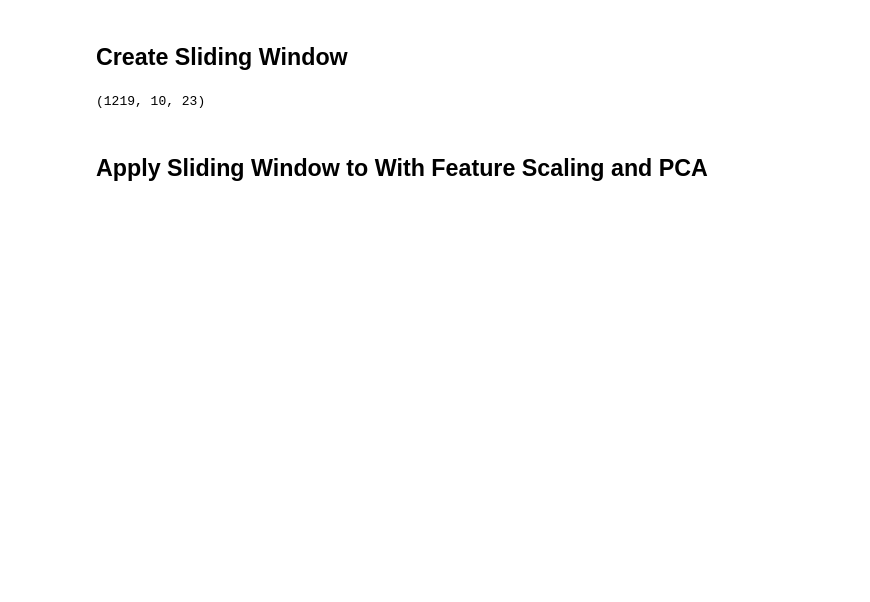
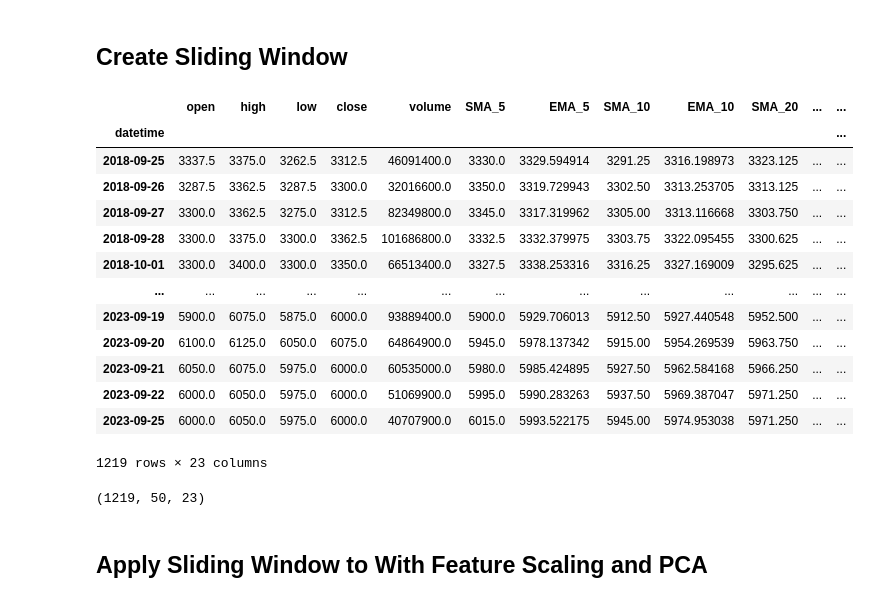
Before and after one commit to hufahamdika/Riset-Saham, a Jupyter notebook: machine_learning.ipynb, the cells around one changed output. Cells and saved outputs as stored; diff of their text form; code cells hidden in the pictures; blank space fills up the shorter version.

```diff
--- a/5025201197_code.ipynb
+++ b/machine_learning.ipynb
@@ -845,8 +845,25 @@ array([[ 7.32252697,  0.8565652 , -0.29470361, -0.45560014, -0.89949191],
 # %% [markdown]
 ## Create Sliding Window
+# %%
+x.
+# %% [output]
+|  | open | high | low | close | volume | SMA_5 | EMA_5 | SMA_10 | EMA_10 | SMA_20 | ... | ... |
+| datetime |  |  |  |  |  |  |  |  |  |  |  | ... |
+| 2018-09-25 | 3337.5 | 3375.0 | 3262.5 | 3312.5 | 46091400.0 | 3330.0 | 3329.594914 | 3291.25 | 3316.198973 | 3323.125 | ... | ... |
+| 2018-09-26 | 3287.5 | 3362.5 | 3287.5 | 3300.0 | 32016600.0 | 3350.0 | 3319.729943 | 3302.50 | 3313.253705 | 3313.125 | ... | ... |
+| 2018-09-27 | 3300.0 | 3362.5 | 3275.0 | 3312.5 | 82349800.0 | 3345.0 | 3317.319962 | 3305.00 | 3313.116668 | 3303.750 | ... | ... |
+| 2018-09-28 | 3300.0 | 3375.0 | 3300.0 | 3362.5 | 101686800.0 | 3332.5 | 3332.379975 | 3303.75 | 3322.095455 | 3300.625 | ... | ... |
+| 2018-10-01 | 3300.0 | 3400.0 | 3300.0 | 3350.0 | 66513400.0 | 3327.5 | 3338.253316 | 3316.25 | 3327.169009 | 3295.625 | ... | ... |
+| ... | ... | ... | ... | ... | ... | ... | ... | ... | ... | ... | ... | ... |
+| 2023-09-19 | 5900.0 | 6075.0 | 5875.0 | 6000.0 | 93889400.0 | 5900.0 | 5929.706013 | 5912.50 | 5927.440548 | 5952.500 | ... | ... |
+| 2023-09-20 | 6100.0 | 6125.0 | 6050.0 | 6075.0 | 64864900.0 | 5945.0 | 5978.137342 | 5915.00 | 5954.269539 | 5963.750 | ... | ... |
+| 2023-09-21 | 6050.0 | 6075.0 | 5975.0 | 6000.0 | 60535000.0 | 5980.0 | 5985.424895 | 5927.50 | 5962.584168 | 5966.250 | ... | ... |
+| 2023-09-22 | 6000.0 | 6050.0 | 5975.0 | 6000.0 | 51069900.0 | 5995.0 | 5990.283263 | 5937.50 | 5969.387047 | 5971.250 | ... | ... |
+| 2023-09-25 | 6000.0 | 6050.0 | 5975.0 | 6000.0 | 40707900.0 | 6015.0 | 5993.522175 | 5945.00 | 5974.953038 | 5971.250 | ... | ... |
+1219 rows × 23 columns
 # %%
 data_size = x_copy.shape[0]
-window_size = TARGET_DAY
+window_size = 50
 new_x = []
 
 for i in range(data_size - window_size + 1):
@@ -855,7 +872,7 @@ new_x = np.array(new_x)[50+1 - window_size:]
 new_x
 new_x.shape
 # %% [output]
-(1219, 10, 23)
+(1219, 50, 23)
 # %% [markdown]
 ## Apply Sliding Window to With Feature Scaling and PCA
 # %%
```
Also changed, not shown: parts of 14 cells of this notebook, 3 other files.
